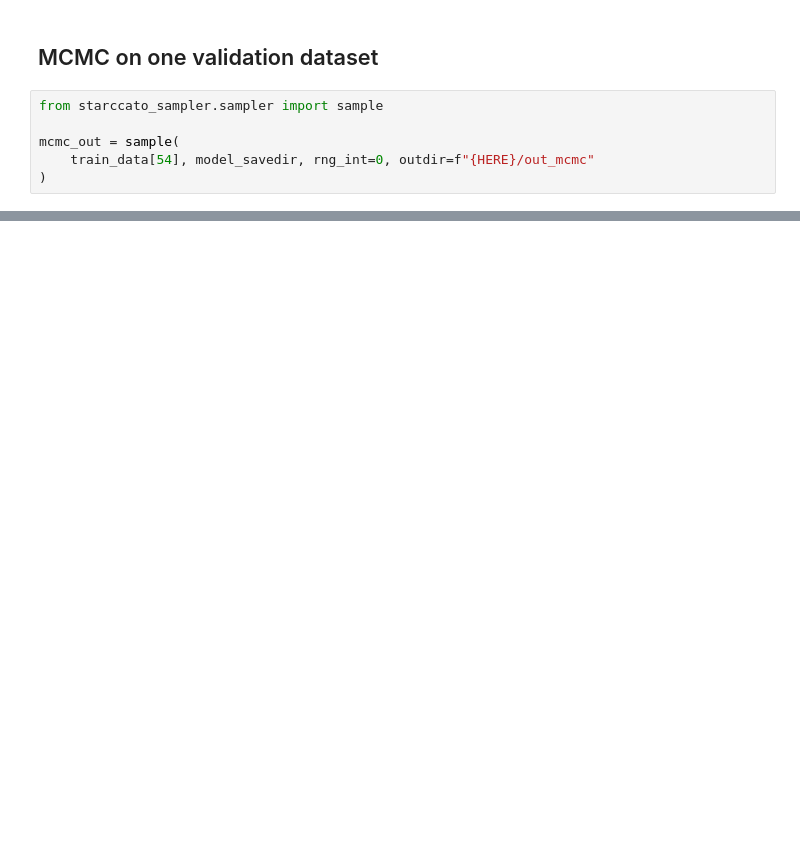
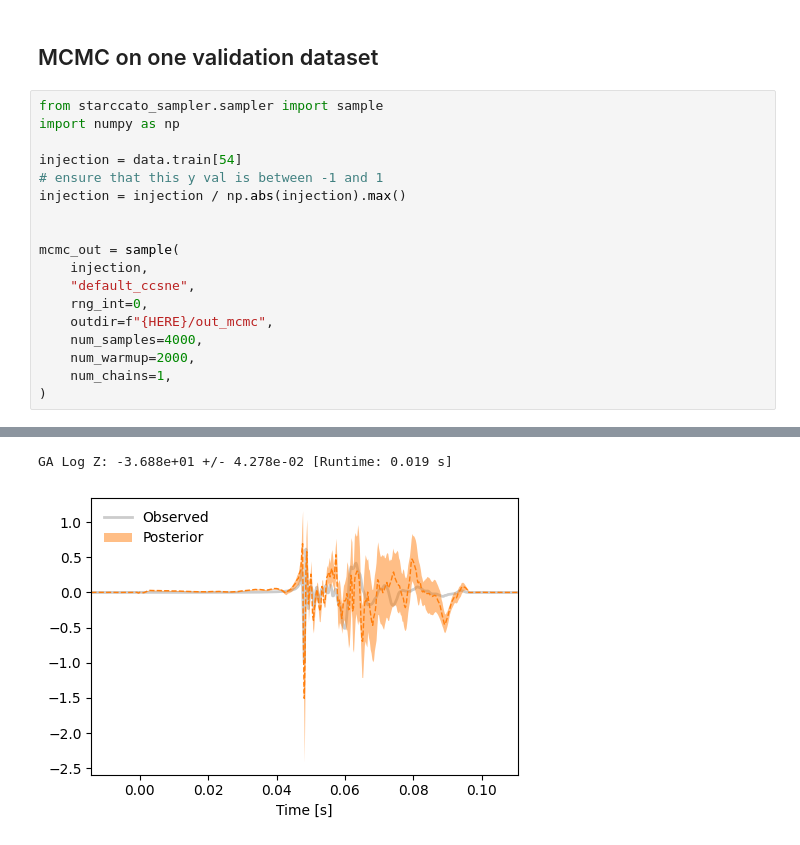
Before and after one commit to starccato/starccato_jax, a Jupyter notebook: docs/example.ipynb, the cells around one changed output, grey strips where cells are left out. Cells and saved outputs as stored; diff of their text form; blank space fills up the shorter version.

```diff
--- a/docs/example.ipynb
+++ b/docs/example.ipynb
@@ -113,8 +99,21 @@ starccato_vae.plot(ax, n=100, ci=0.5)
 # %% [markdown]
 ## MCMC on one validation dataset
-# %%
-from starccato_sampler.sampler import sample
-
-mcmc_out = sample(
-    train_data[54], model_savedir, rng_int=0, outdir=f"{HERE}/out_mcmc"
-)
+# %%
+from starccato_sampler.sampler import sample
+import numpy as np
+
+injection = data.train[54]
+# ensure that this y val is between -1 and 1
+injection = injection / np.abs(injection).max()
+
+
+mcmc_out = sample(
+    injection,
+    "default_ccsne",
+    rng_int=0,
+    outdir=f"{HERE}/out_mcmc",
+    num_samples=4000,
+    num_warmup=2000,
+    num_chains=1,
+)
+# %% [output]
@@ -121,3 +121,5 @@ mcmc_out = sample(
+GA Log Z: -3.688e+01 +/- 4.278e-02 [Runtime: 0.019 s]
+[figure, added]
 # %%
 import arviz as az
 
```
Also changed, not shown: parts of 10 cells of this notebook, 3 other files.
